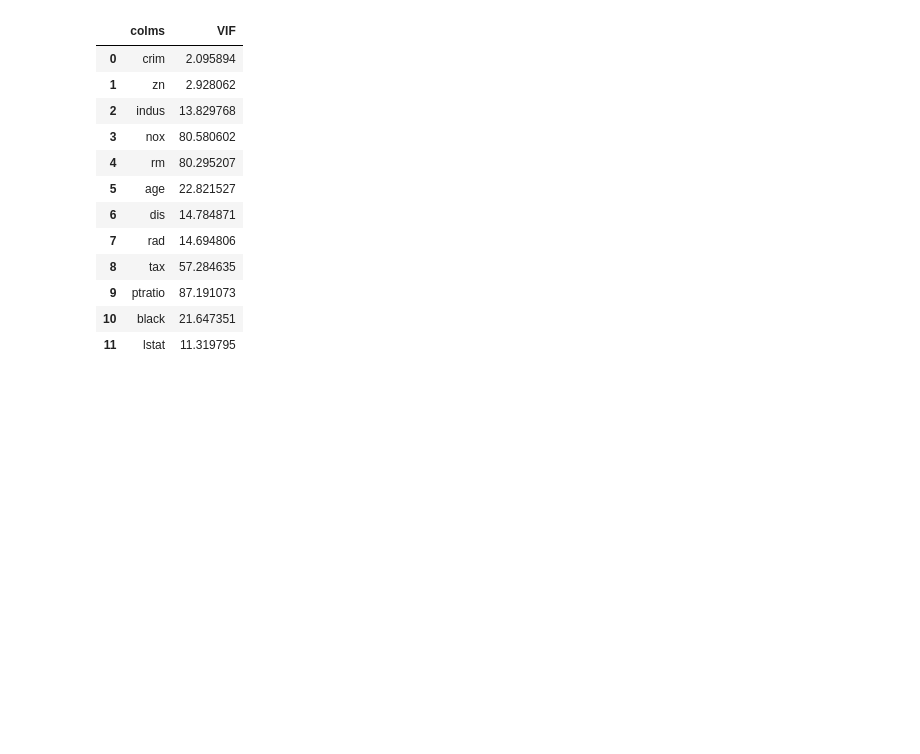
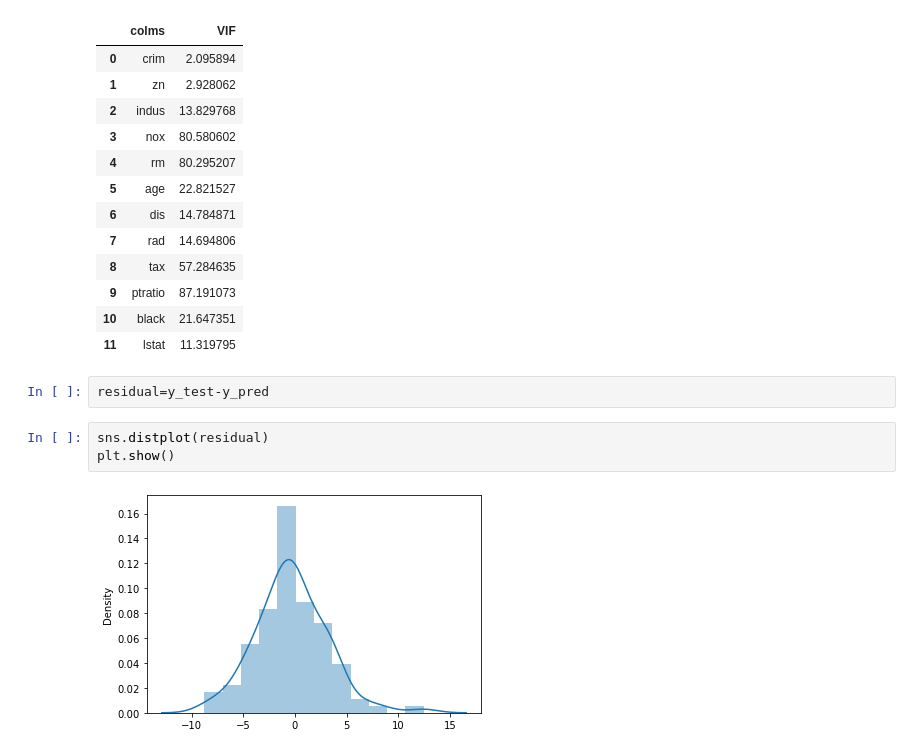
Before and after one commit to ChanakaErangaGunarathna/ML_workshop_LinearRegression, a Jupyter notebook: Untitled.ipynb, the cells around one changed output. Cells and saved outputs as stored; diff of their text form; blank space fills up the shorter version.

```diff
--- a/Untitled.ipynb
+++ b/Untitled.ipynb
@@ -172,3 +178,10 @@ df_VIF1
 | 9 | ptratio | 87.191073 |
 | 10 | black | 21.647351 |
 | 11 | lstat | 11.319795 |
+# %%
+residual=y_test-y_pred
+# %%
+sns.distplot(residual)
+plt.show()
+# %% [output]
+[figure, added]
```
Also changed, not shown: parts of 8 cells of this notebook, 2 other files.
